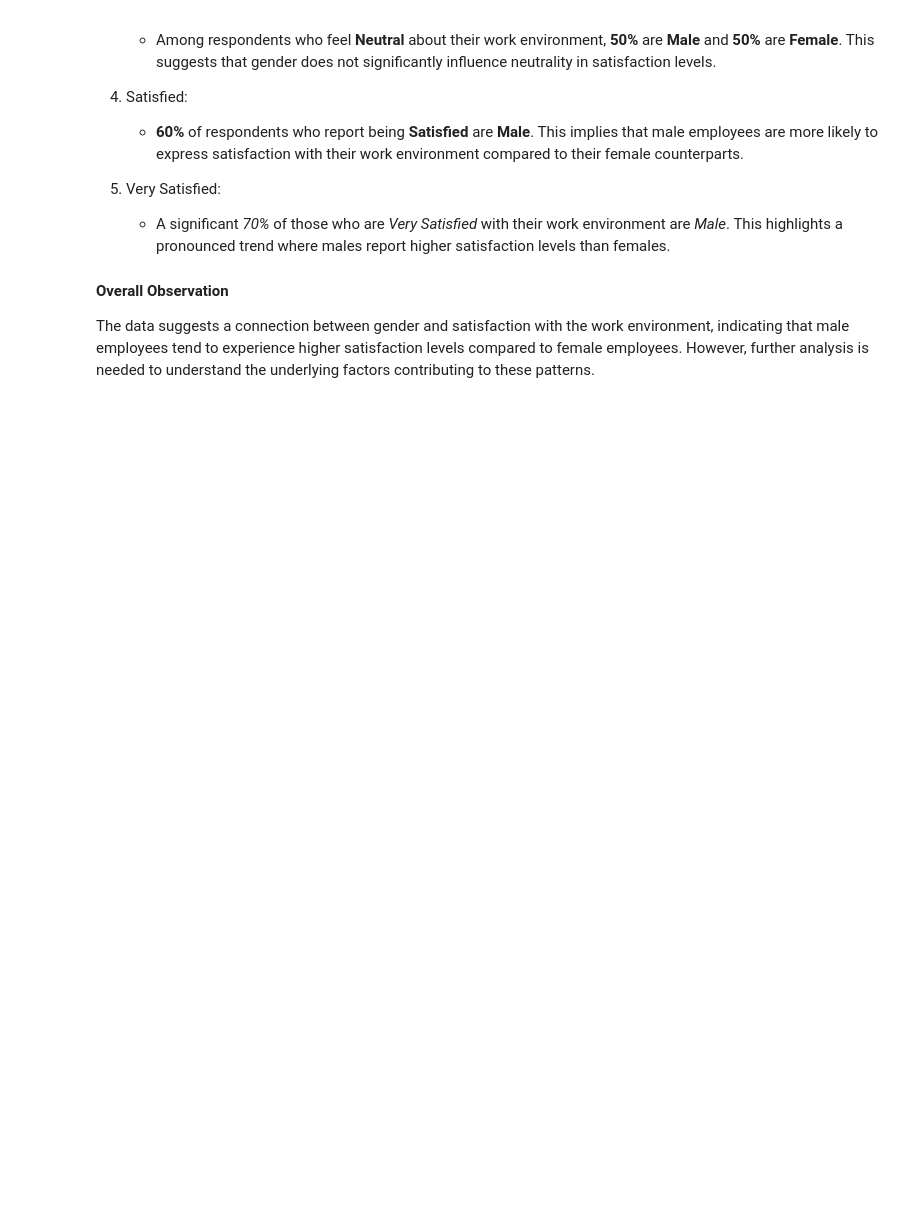
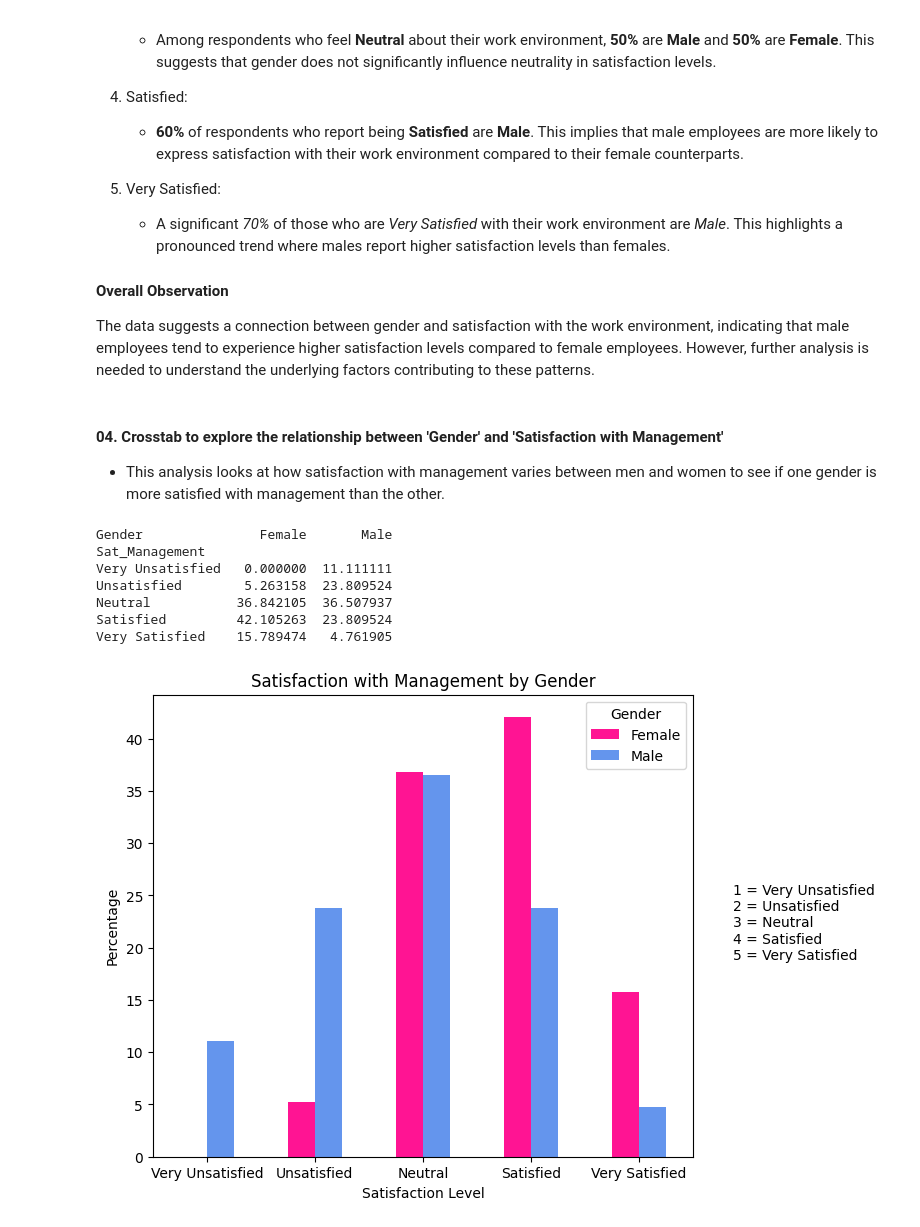
Before and after one commit to yayomithakshila/Data-Processing-with-Python-Project, a Jupyter notebook: Analyzing_WorkPlaceSatisfactionSurveyData.ipynb, the cells around one changed output. Cells and saved outputs as stored; diff of their text form; code cells hidden in the pictures; blank space fills up the shorter version.

```diff
--- a/Analyzing_WorkPlaceSatisfactionSurveyData.ipynb
+++ b/Analyzing_WorkPlaceSatisfactionSurveyData.ipynb
@@ -549,3 +557,74 @@ Very Satisfied       31.578947   7.936508
 
 #### Overall Observation
 The data suggests a connection between gender and satisfaction with the work environment, indicating that male employees tend to experience higher satisfaction levels compared to female employees. However, further analysis is needed to understand the underlying factors contributing to these patterns.
+# %% [markdown]
+#### 04. Crosstab to explore the relationship between 'Gender' and 'Satisfaction with Management'
+- This analysis looks at how satisfaction with management varies between men and women to see if one gender is more satisfied with management than the other.
+# %%
+
+# Replace numeric values with actual names for 'Sat_Management'
+df['Sat_Management'] = df['Sat_Management'].replace({
+    1: 'Very Unsatisfied',
+    2: 'Unsatisfied',
+    3: 'Neutral',
+    4: 'Satisfied',
+    5: 'Very Satisfied'
+})
+
+# Set the category order for 'Sat_Management'
+df['Sat_Management'] = pd.Categorical(
+    df['Sat_Management'],
+    categories=[
+        'Very Unsatisfied',
+        'Unsatisfied',
+        'Neutral',
+        'Satisfied',
+        'Very Satisfied'
+    ],
+    ordered=True
+)
+
+# Create the crosstab to explore the relationship between 'Sat_Management' and 'Gender'
+crosstab_result = pd.crosstab(df['Sat_Management'], df['Gender'], normalize='columns') * 100
+
+# Display the crosstab
+print(crosstab_result)
+
+# Plot the bar chart for Sat_Management by Gender
+colors = ['#FF1493', '#6495ED']
+crosstab_result.plot(kind='bar', figsize=(8, 6), color=colors)
+
+
+# Add labels and title
+plt.title('Satisfaction with Management by Gender')
+plt.xlabel('Satisfaction Level')
+plt.ylabel('Percentage')
+plt.xticks(rotation=0)  # Keep x-axis labels horizontal
+plt.legend(title='Gender')
+
+# Add a text box to explain what the satisfaction levels mean
+satisfaction_labels = """
+1 = Very Unsatisfied
+2 = Unsatisfied
+3 = Neutral
+4 = Satisfied
+5 = Very Satisfied
+"""
+
+# Display the text box on the side of the plot
+plt.gcf().text(0.85, 0.5, satisfaction_labels, fontsize=10, verticalalignment='center')
+
+# Adjust layout so text box doesn't overlap with the plot
+plt.subplots_adjust(right=0.8)
+
+# Show the bar chart
+plt.show()
+# %% [output]
+Gender               Female       Male
+Sat_Management
+Very Unsatisfied   0.000000  11.111111
+Unsatisfied        5.263158  23.809524
+Neutral           36.842105  36.507937
+Satisfied         42.105263  23.809524
+Very Satisfied    15.789474   4.761905
+[figure, added]
```
Also changed, not shown: parts of 3 cells of this notebook.
